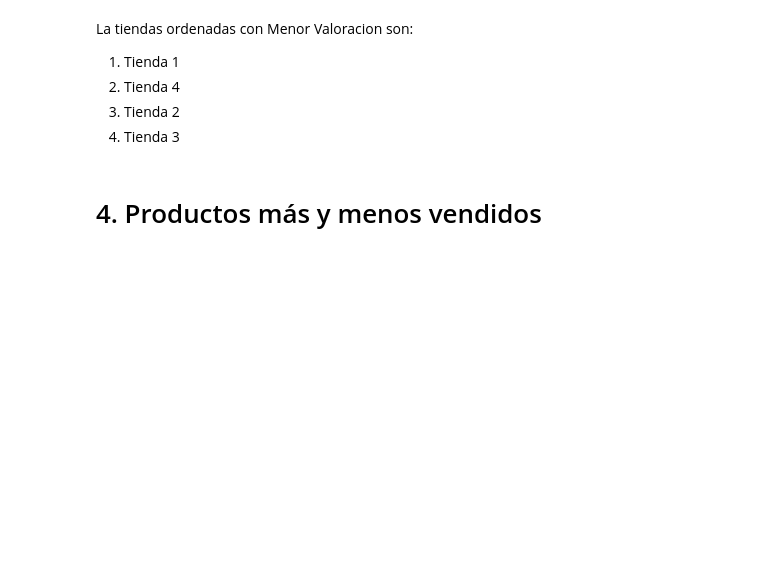
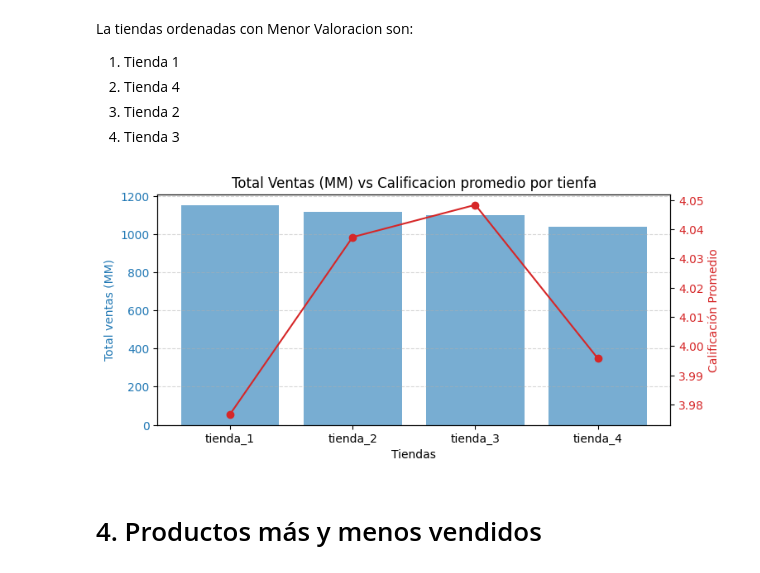
Before and after one commit to Luismrr/Primer_Challenge, a Jupyter notebook: AluraStoreLatam.ipynb, the cells around one changed output. Cells and saved outputs as stored; diff of their text form; code cells hidden in the pictures; blank space fills up the shorter version.

```diff
--- a/AluraStoreLatam.ipynb
+++ b/AluraStoreLatam.ipynb
@@ -96,3 +152,31 @@ La tiendas ordenadas con Menor Valoracion son:
+# %%
+Tiendas = list(total_ventas_MM.keys())
+Total_ventas = list(total_ventas_MM.values())
+Calificaciones = list(Calificacion_promedio.values())
+
+figura, eje1 = plt.subplots(figsize=(8,4))
+
+# Eje1 ventas
+color1 = 'tab:blue'
+eje1.set_xlabel('Tiendas')
+eje1.set_ylabel('Total ventas (MM)',color=color1)
+eje1.bar(Tiendas,Total_ventas, color=color1, alpha = 0.6)
+eje1.tick_params(axis='y', labelcolor=color1)
+
+# Eje2 calificaciones
+eje2 = eje1.twinx()  #dobe eje
+color2='tab:red'
+eje2.set_ylabel('Calificación Promedio',color=color2)
+eje2.plot(Tiendas,Calificaciones, color=color2, marker='o')
+eje2.tick_params(axis='y', labelcolor=color2)
+
+plt.title('Total Ventas (MM) vs Calificacion promedio por tienfa')
+figura.tight_layout()
+eje1.grid(axis='y', linestyle='--', alpha=0.5)
+figura.tight_layout(pad=2)
+plt.show()
+# %% [output]
+[figure, added]
 # %% [markdown]
 # 4. Productos más y menos vendidos
 # %%
```
Also changed, not shown: parts of 21 cells of this notebook.
